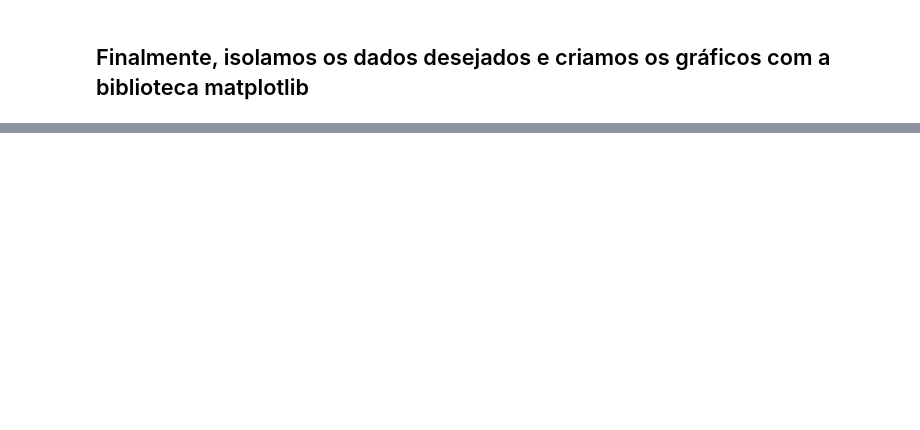
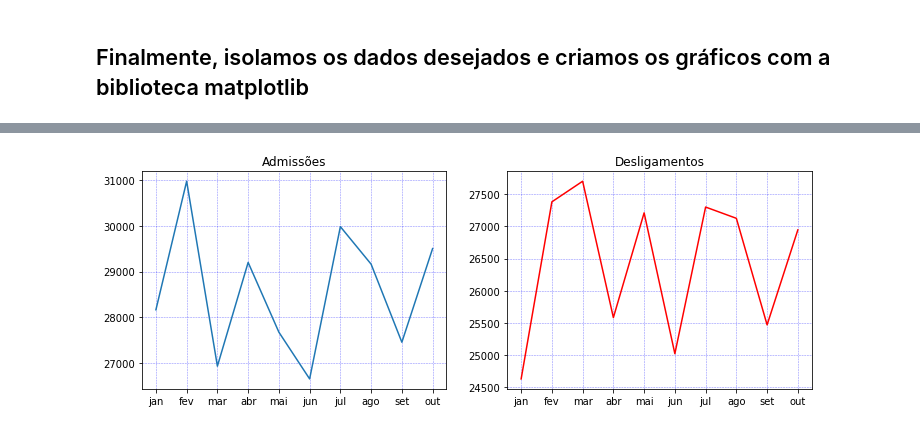
Before and after one commit to emariot/CAGED-CWB, a Jupyter notebook: CAGED-Curitiba.ipynb, the cells around one changed output, grey strips where cells are left out. Drawn from its saved outputs; the diff is of its cells as text; code cells hidden in the pictures; blank space fills up the shorter version.

```diff
--- a/CAGED-Curitiba.ipynb
+++ b/CAGED-Curitiba.ipynb
@@ -16,4 +19,20 @@ import matplotlib.pyplot as plt
 ### Visão geral da planilha:
 * A planilha possui 12 tabelas, das quais optamos por trabalhar com a última, que disponibiliza os dados consolidados por município (série com ajustes).
 * Para facilitar, decidimos excluir o cabeçalho da planilha nas três primeiras linhas.
+# %%
+data = np.array([[28165,24631,3534],
+                 [30979,27382,3597],
+                 [26931,27702,-771],
+                 [29202,25584,3618],
+                 [27675,27211,464],
+                 [26652,25023,1629],
+                 [29985,27301,2684],
+                 [29164,27126,2038],
+                 [27455,25471,1984],
+                 [29505,26946,2559]
+
+                ])
+data_19 = pd.DataFrame(data,index=(['jan','fev', 'mar','abr', 'mai','jun','jul','ago','set','out']),columns=['adm', 'desl', 'saldos'])
+# %%
+df_19 = data_19.transpose().astype(int)
 # %%
@@ -224,11 +246,11 @@ plt.show()
 # %%
 fig, axes = plt.subplots(1, 2, figsize = (12, 4))
 
-axes[0].plot(admissoes)
+axes[0].plot(adm_19)
 axes[0].set_title("Admissões")
 axes[0].grid(color = 'b', alpha = 0.5, linestyle = 'dashed', linewidth = 0.5)
 
-axes[1].plot(desligamentos)
+axes[1].plot(desl_19, color='r')
 axes[1].axis('tight')
 axes[1].set_title("Desligamentos")
 axes[1].grid(color = 'b', alpha = 0.5, linestyle = 'dashed', linewidth = 0.5)
@@ -238,0 +260 @@ plt.show()
+[figure, added]
```
Also changed, not shown: parts of 29 cells of this notebook.
